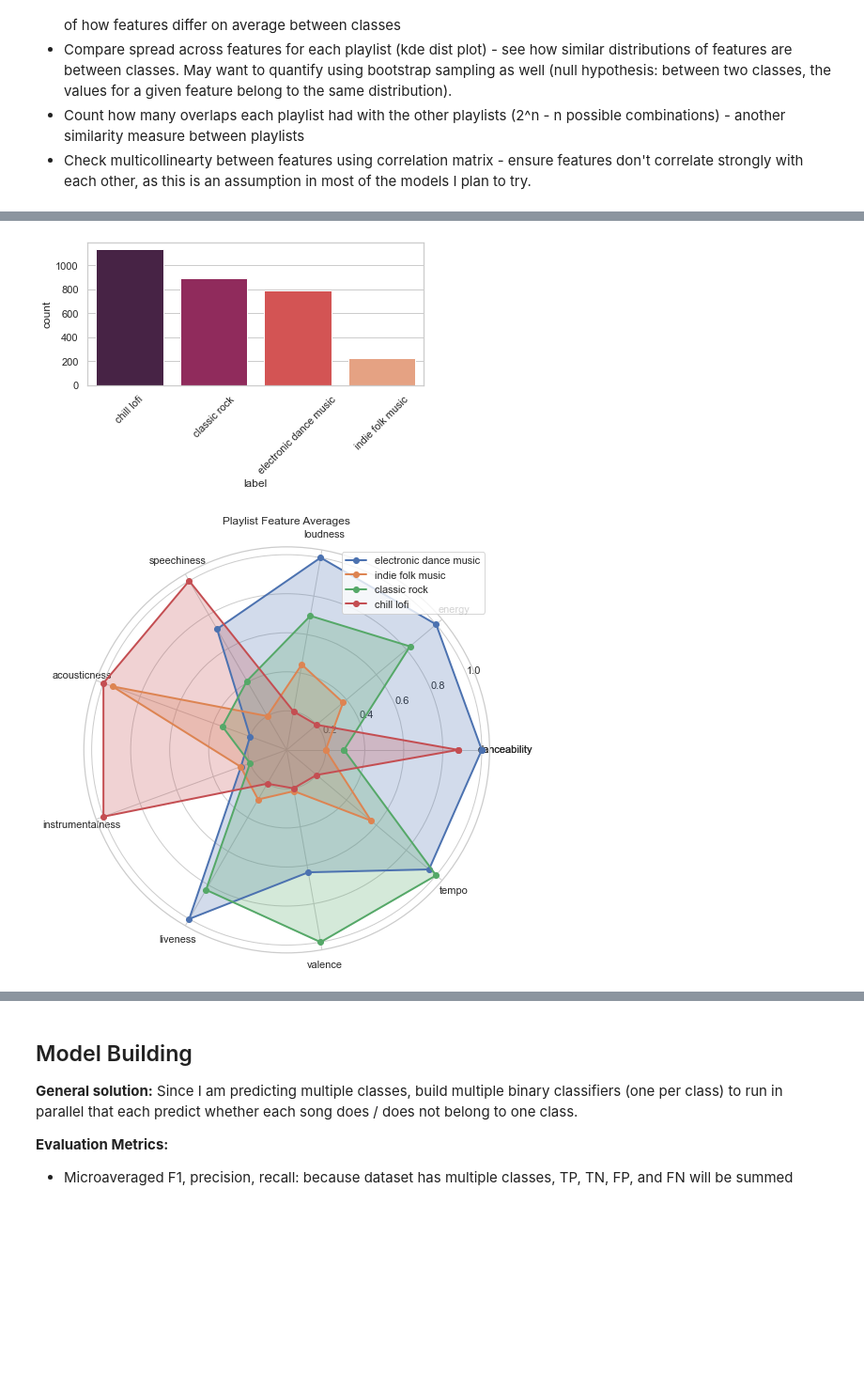
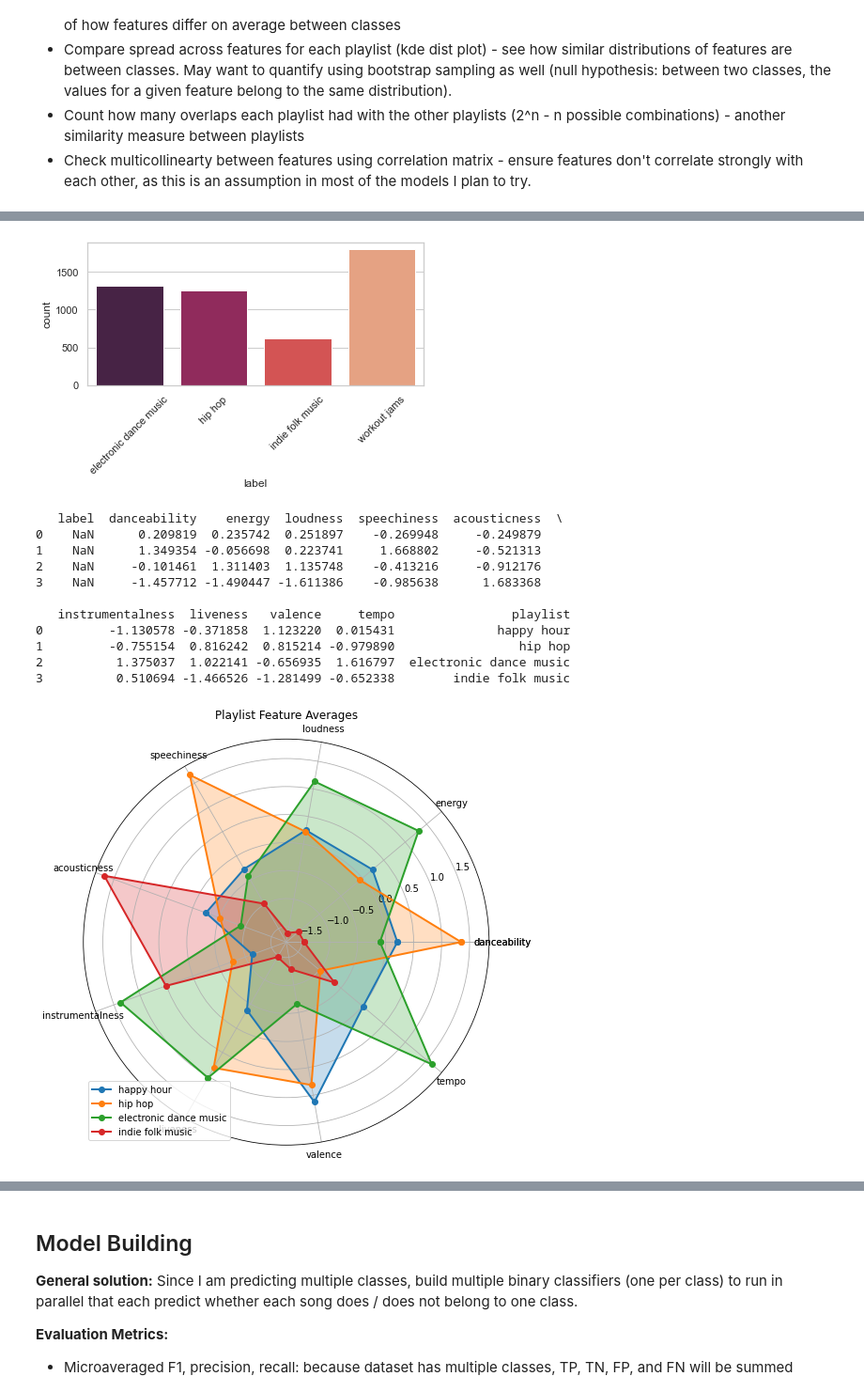
Before and after one commit to andrec279/contextify, a Jupyter notebook: contextify_explore.ipynb, the cells around one changed output, grey strips where cells are left out. Shown at 94% size. Cells and saved outputs as stored; diff of their text form; code cells hidden in the pictures; blank space fills up the shorter version.

```diff
--- a/contextify_explore.ipynb
+++ b/contextify_explore.ipynb
@@ -93,7 +93,7 @@ Success: 9 unique tracks with features stored from user library in 6.27285528182
 True
 # %%
 # User-generated list of playlist names (hardcoded for development / testing)
-pl_names = ['electronic dance music', 'study music', 'indie folk music', 'hip hop', 'classic rock', 'chill lofi', 'classical', 'country', 'adventure time', 'cooking breakfast', 'fun run']
+pl_names = ['electronic dance music', 'study music', 'indie folk music', 'hip hop', 'classic rock', 'chill lofi', 'classical',  'adventure time', 'mellow', 'happy hour', 'late night vibes', 'workout jams']
 
 for name in pl_names:
     token = util.prompt_for_user_token(username=username,
@@ -101,5 +101,8 @@ for name in pl_names:
                                    client_id=client_id,
                                    client_secret=client_secret,
                                    redirect_uri='http://localhost:7777/callback')
-    store_data(name, 200, token, deezer_client_secret)
+    try:
+        store_data(name, 2000, token, deezer_client_secret)
+    except:
+        continue
 # %% [output]
@@ -118,3 +141,3 @@ fun run already exists in dataset
 # %%
-data_pulled = get_data(['electronic dance music', 'indie folk music', 'classic rock', 'chill lofi'])
+data_pulled = get_data(['happy hour', 'hip hop', 'electronic dance music', 'indie folk music'])
 # %% [output]
@@ -146,3 +169,14 @@ Ideas:
 # %%
 # Set theme
 sns.set(style="whitegrid")
+# %%
+top_genres = pd.DataFrame(columns=['Rank'] + playlists)
+for pl in playlists:
+    data_slice = data[data['label']==pl]
+    genre_counts = data_slice.groupby(['genre'])['index'].count().sort_values(ascending=False).reset_index(name='count')
+    total_tracks = len(data_slice.index)
+    for index, row in genre_counts.iterrows():
+        genre_counts.at[index, 'percent'] = '{:.0f}'.format(row['count']/total_tracks*100) + '%'
+    for index, row in genre_counts.iloc[0:3, :].iterrows():
+        top_genres.at[index, 'Rank'] = index + 1
+        top_genres.at[index, pl] = row['genre'] + ': ' + row['percent']
@@ -176,7 +220,7 @@ for item in plot.get_xticklabels():
         item.set_rotation(45)
 plt.tight_layout()
 # %% [output]
-[figure, old version]
+[figure, new version]
 # %%
 '''
 Radar chart to compare average feature values between playlists
@@ -200,34 +244,47 @@ for item in playlists:
     pl_averages = pl_df.groupby('label', as_index=False).mean()
     pls_df = pls_df.append(pl_averages, ignore_index=True)
 
-scaler = MinMaxScaler(feature_range=(0.2, 1))
+stdscaler = StandardScaler()
 
 pls_df_scaled = pd.DataFrame(columns = ['label'] + features)
-pls_df_values_scaled = scaler.fit_transform(pls_df[features].values)
+pls_df_values_scaled = stdscaler.fit_transform(pls_df[features].values)
 
 i = 0
 for row in pls_df_values_scaled:
     pls_df_scaled_row = dict(zip(features, row))
     pls_df_scaled_row['playlist'] = playlists[i]
     pls_df_scaled = pls_df_scaled.append(pls_df_scaled_row, ignore_index=True)
     i+=1
 
 fig = plt.figure()
 ax = fig.add_axes([0.30, 0.2, 1.5, 1.5], polar=True)
 labels = np.array(features)
+
+print(pls_df_scaled)
 
 for index, row in pls_df_scaled.iterrows():
     stats = pls_df_scaled.loc[index, labels].values
     angles=np.linspace(0, 2*np.pi, len(labels), endpoint=False)
     stats=np.concatenate((stats,[stats[0]]))
     angles=np.concatenate((angles,[angles[0]]))
     ax.plot(angles, stats, 'o-', linewidth=2)
     ax.fill(angles, stats, alpha=0.25)
     ax.set_thetagrids(angles * 180/np.pi, np.array(features + [features[0]]))
     ax.legend(playlists)
     ax.grid(True)
 
 plt.title('Playlist Feature Averages')
 plt.show()
 # %% [output]
+   label  danceability    energy  loudness  speechiness  acousticness  \
+0    NaN      0.209819  0.235742  0.251897    -0.269948     -0.249879
+1    NaN      1.349354 -0.056698  0.223741     1.668802     -0.521313
+2    NaN     -0.101461  1.311403  1.135748    -0.413216     -0.912176
+3    NaN     -1.457712 -1.490447 -1.611386    -0.985638      1.683368
+
+   instrumentalness  liveness   valence     tempo                playlist
+0         -1.130578 -0.371858  1.123220  0.015431              happy hour
+1         -0.755154  0.816242  0.815214 -0.979890                 hip hop
+2          1.375037  1.022141 -0.656935  1.616797  electronic dance music
+3          0.510694 -1.466526 -1.281499 -0.652338        indie folk music
-[figure, old version]
+[figure, new version]
```
Also changed, not shown: parts of 30 cells of this notebook, 11 other files.
